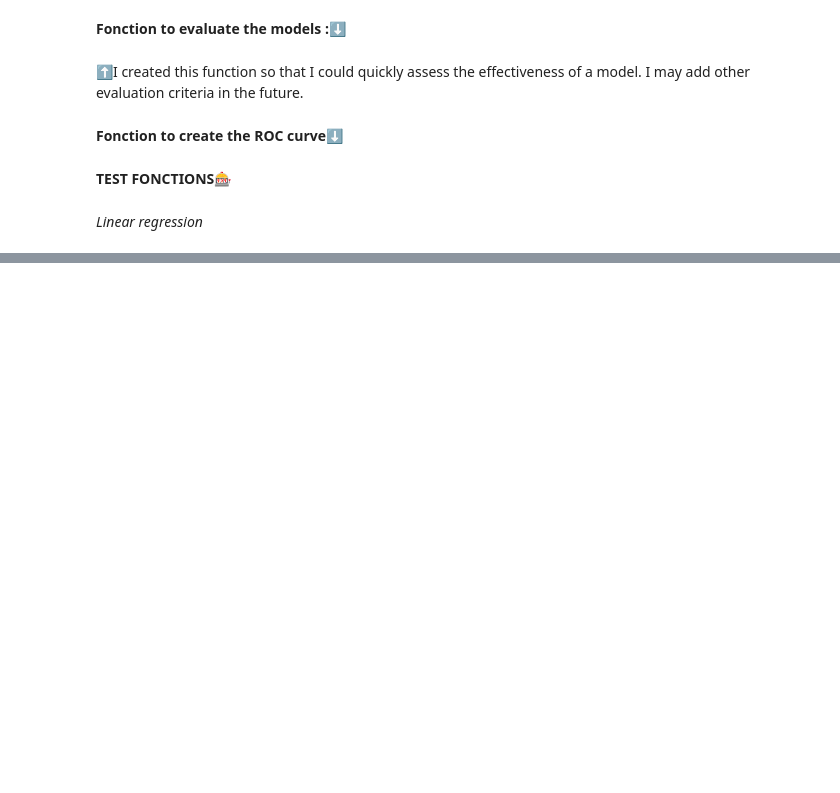
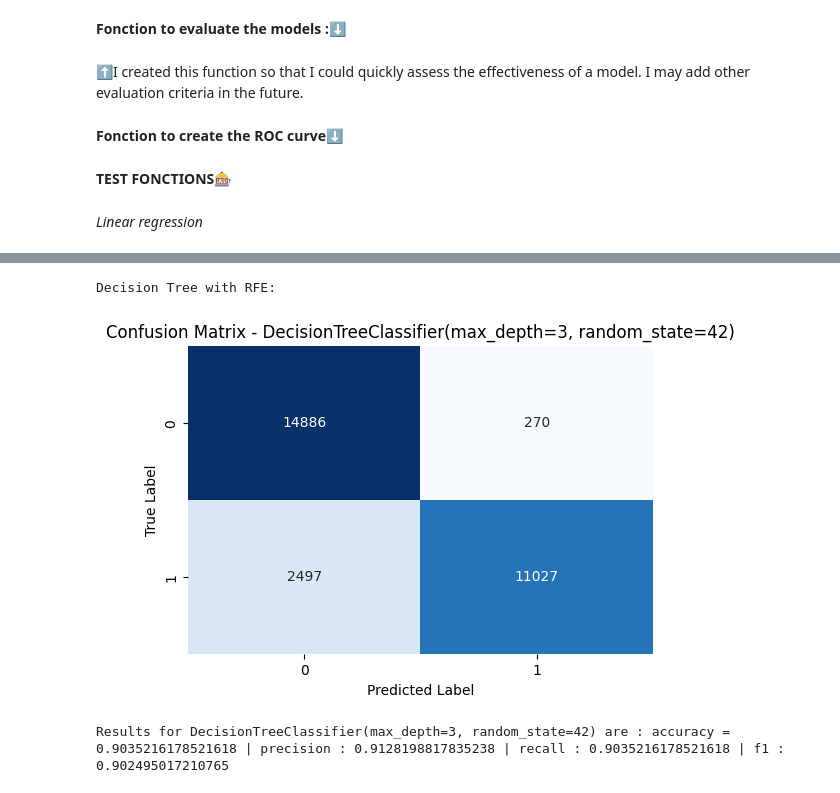
Before and after one commit to ThomasTyg15/Projet_ML-IDS, a Jupyter notebook: NoteBook_ML-IDS.ipynb, the cells around one changed output, grey strips where cells are left out. Drawn from its saved outputs; the diff is of its cells as text; code cells hidden in the pictures; blank space fills up the shorter version.

```diff
--- a/NoteBook_ML-IDS.ipynb
+++ b/NoteBook_ML-IDS.ipynb
@@ -318,0 +354,9 @@ Results for LogisticRegression(max_iter=1000) are : accuracy = 0.921228353390079
+# %%
+#2.B Decision Tree with RFE
+print("Decision Tree with RFE:")
+decision_tree_RFE = DecisionTreeClassifier(random_state=42, max_depth=3)
+print(evaluate_model(decision_tree_RFE, X_train_RFE, X_test_RFE, y_train_RFE, y_test_RFE)[4])
+# %% [output]
+Decision Tree with RFE:
+[figure, added]
+Results for DecisionTreeClassifier(max_depth=3, random_state=42) are : accuracy = 0.9035216178521618 | precision : 0.9128198817835238 | recall : 0.9035216178521618 | f1 : 0.902495017210765
```
Also changed, not shown: parts of 18 cells of this notebook, 1 other file.
